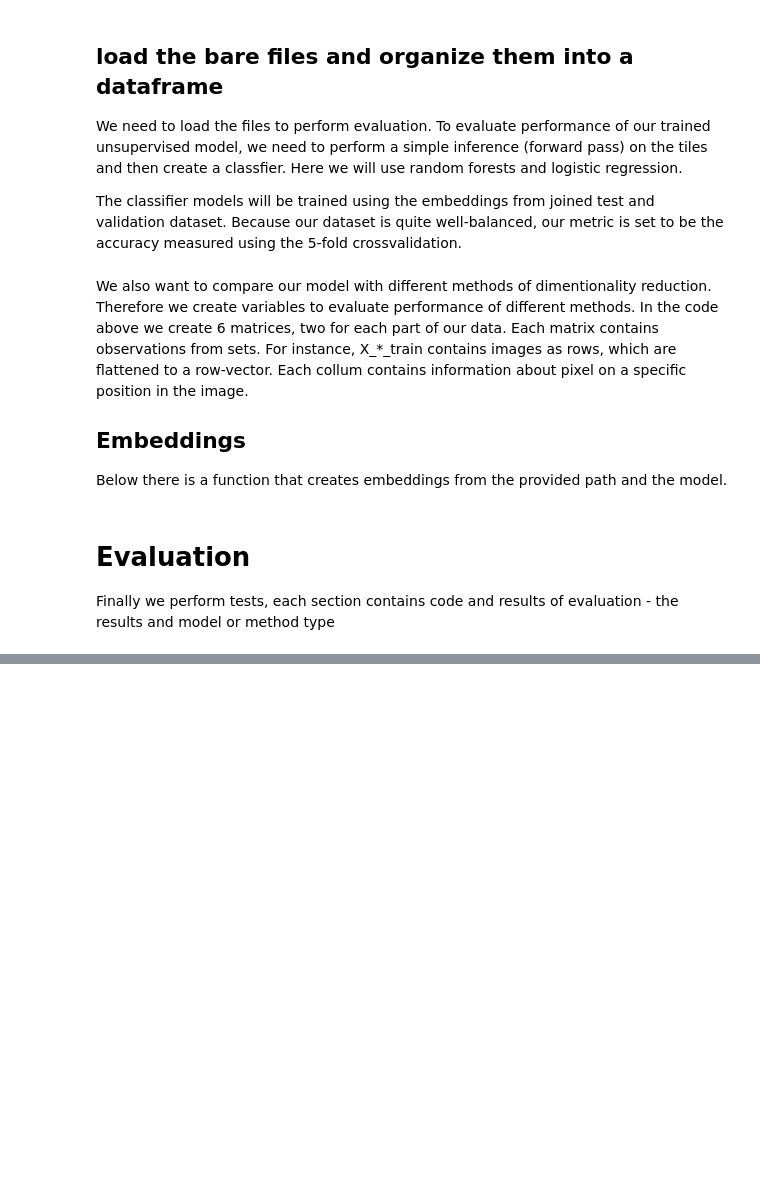
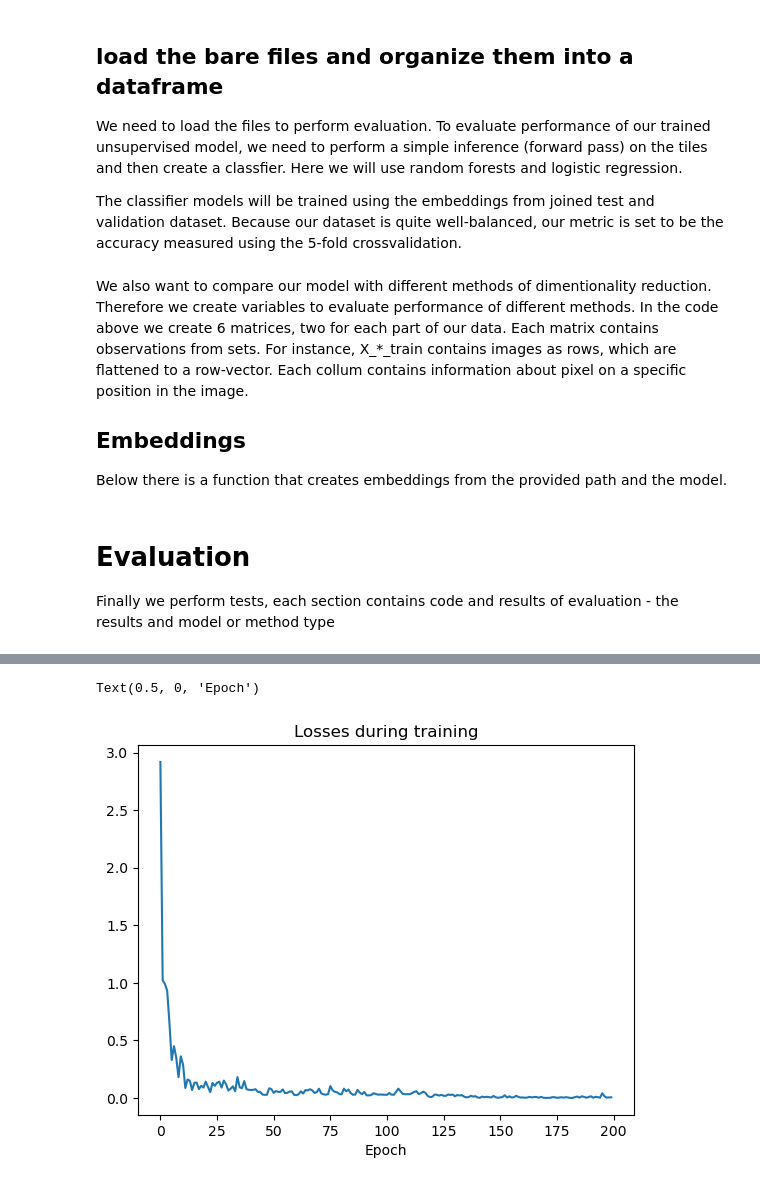
Before and after one commit to FilipLangiewicz/WB_projekt, a Jupyter notebook: code/training/evaluation.ipynb, the cells around one changed output, grey strips where cells are left out. Cells and saved outputs as stored; diff of their text form; code cells hidden in the pictures; blank space fills up the shorter version.

```diff
--- a/code/training/evaluation.ipynb
+++ b/code/training/evaluation.ipynb
@@ -425,0 +372,12 @@ Averaged accuracy for model LogisticRegression: 56.43±0.97%
+# %%
+with open("/storage/tile2vec/results/TileNet_no_triplets_reg.ckpt.pkl", "rb") as f:
+    progress = pickle.load(f)
+
+progress = pd.DataFrame(progress)
+
+progress["losses"].plot()
+plt.title("Losses during training")
+plt.xlabel("Epoch")
+# %% [output]
+Text(0.5, 0, 'Epoch')
+[figure, added]
```
Also changed, not shown: parts of 55 cells of this notebook, 46 other files.
